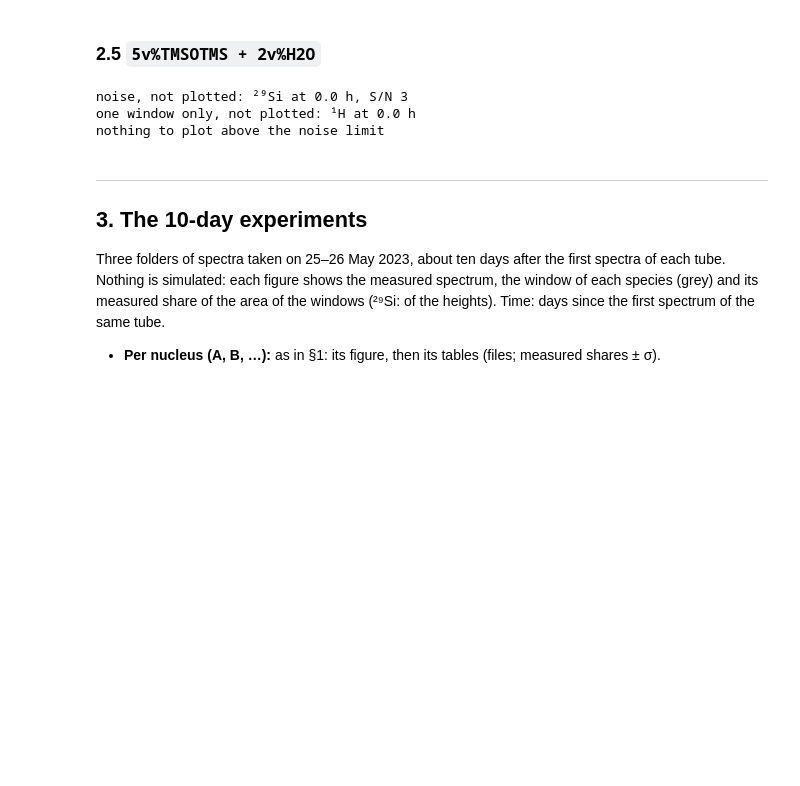
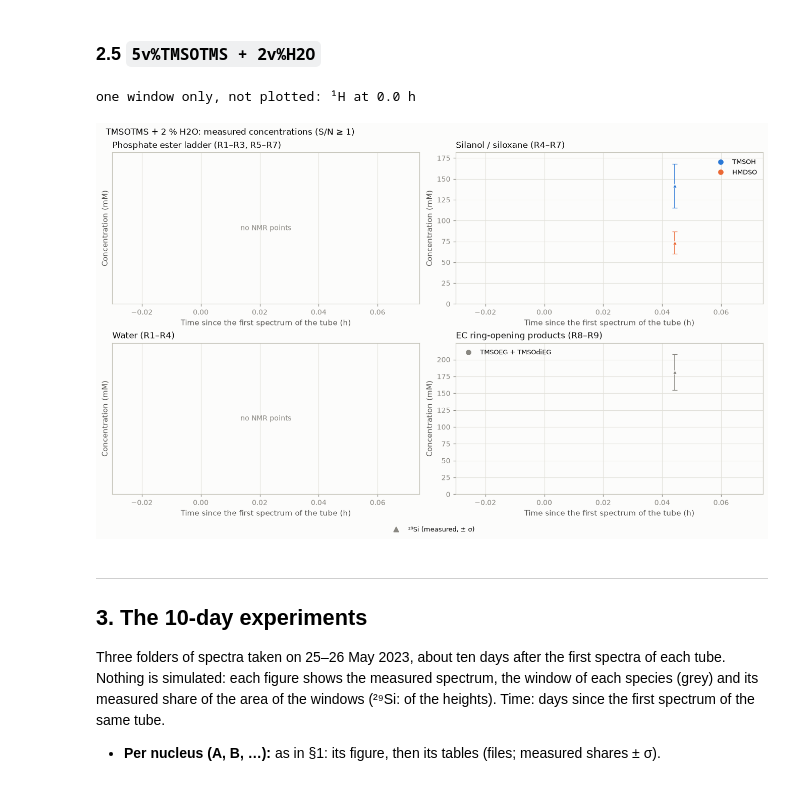
Before and after one commit to yralcaraz/atom-to-reactor, a Jupyter notebook: notebooks/fit_thermo_rev01.ipynb, the cells around one changed output. Saved outputs shown, nothing was run; the diff lists cells and outputs as text; code cells hidden in the pictures; blank space fills up the shorter version.

```diff
--- a/notebooks/fit_thermo_rev01.ipynb
+++ b/notebooks/fit_thermo_rev01.ipynb
@@ -698,12 +697,11 @@ nothing to plot above the noise limit
 # %% [markdown]
 ### 2.5 `5v%TMSOTMS + 2v%H2O`
 # %%
-SN_RATIO = 30      # S/N below this: noise, not plotted
+SN_RATIO = 1      # S/N below this: noise, not plotted
 show_concentrations('5v%TMSOTMS+2v%H2O in ECDEC', SN_RATIO)
 # %% [output]
-noise, not plotted: ²⁹Si at 0.0 h, S/N 3
 one window only, not plotted: ¹H at 0.0 h
-nothing to plot above the noise limit
+[figure, added]
 # %% [markdown]
 ---
 ## 3. The 10-day experiments
```
Also changed, not shown: parts of 1 cell of this notebook, 2 other files.
